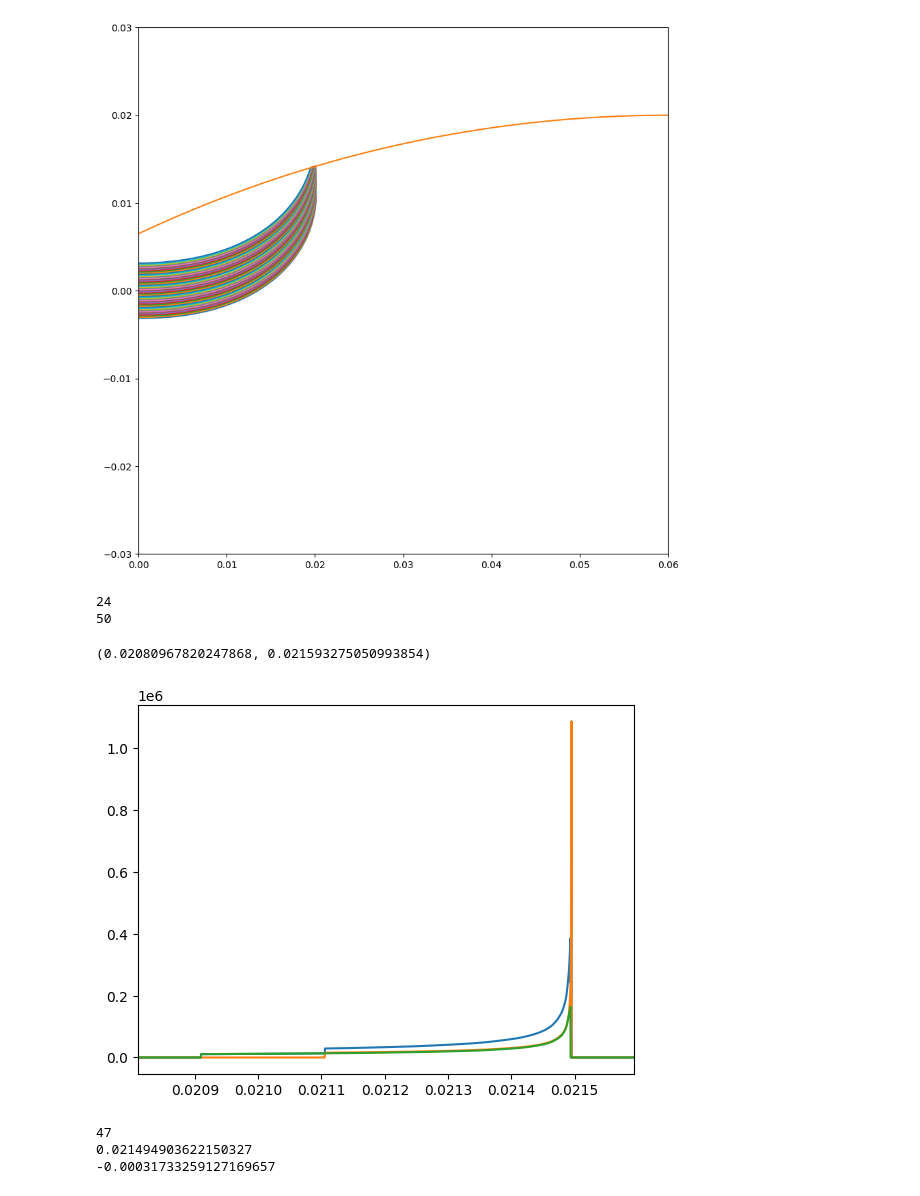
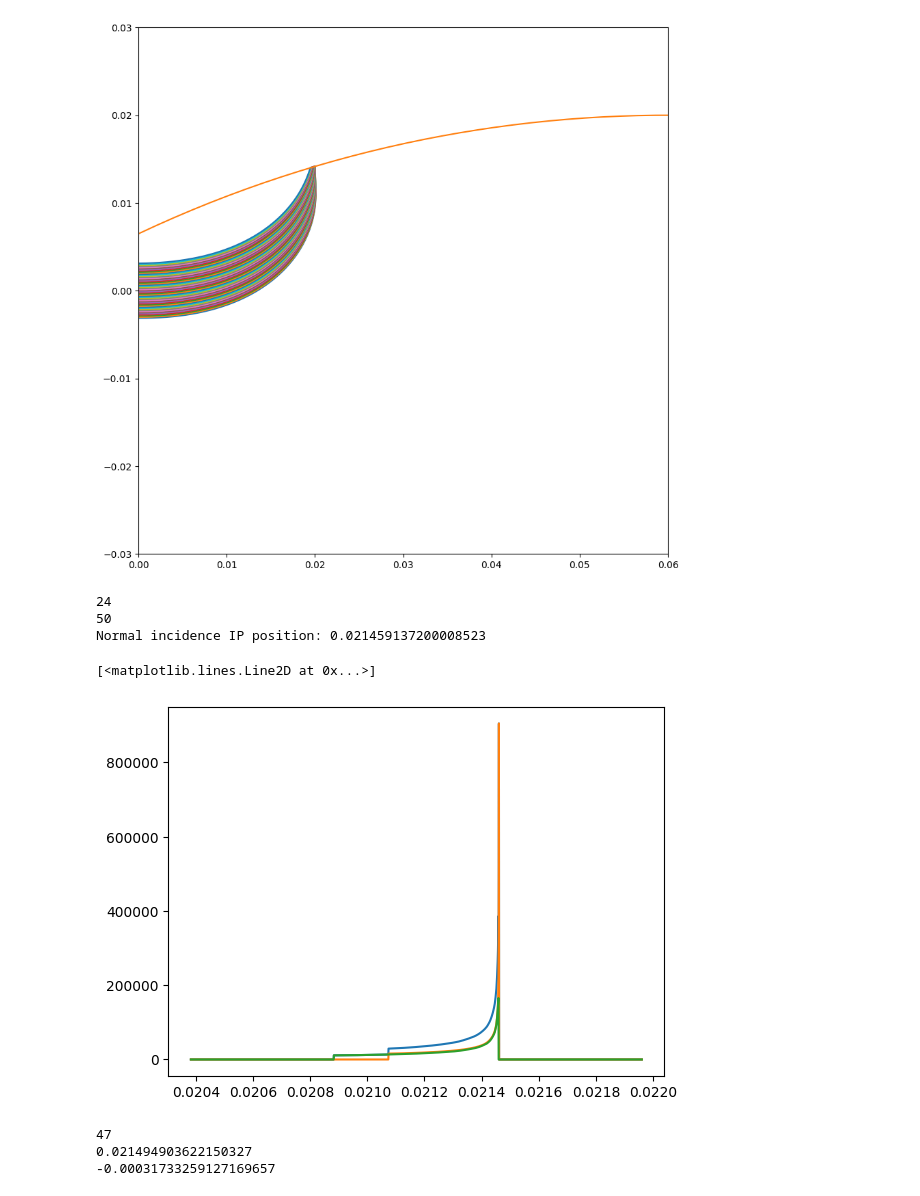
Before and after one commit to Schaeffer-Lab/Dec-2024-Shock-Data, a Jupyter notebook: particle_tracker.ipynb, the cells around one changed output. Cells and saved outputs as stored; diff of their text form; code cells hidden in the pictures.

```diff
--- a/particle_tracker.ipynb
+++ b/particle_tracker.ipynb
@@ -246,19 +194,17 @@ for theta in thetarange:
         B_data = Bdata,
         B_axes = Baxes,
         theta_0 = theta,
+        theta_z = (1/32)*math.pi,
         d_tcc = 0.5,
         delta_d = 0.000025,
-        IP_radius = IPradius,
-        IP_center = IPcenter,
         nonuniform_B = True,
         uniform_B = 1,
         charge_mass_ratio = 9.58e7,
         charge_in_e = 1,
-        curved_plate = True,
-        flat_plate = False,
-        custom_plate = False,
-        x_max = 1,
-        y_max = 1)
+        plate = 'curved',
+        IP_radius = IPradius,
+        IP_center = IPcenter,
+        )
 
     plt.plot(X,Y)
     X_data.append(X[-1])
@@ -315,6 +261,7 @@ for i in range(len(IP_dist_val)):
         max_index = i
 print(max_index)
 print(len(IP_dist_val)-1)
+print('Normal incidence IP position:',IP_dist_val[int(0.5*len(IP_dist_val))])
 
 if max_index == 0:
     interpart_dist_a = np.zeros(len(IP_dist_val))
@@ -365,36 +312,37 @@ elif max_index < 3:
 
     IP_linspace = np.linspace(np.min(IP_dist_val)-0.0005,np.max(IP_dist_val)+0.0005,5000)
     interp_interpart_a = np.interp(IP_linspace, np.flip(IP_dist_a), np.flip(interpart_dist_a), left=1e7, right=1e7)
 
     Particle_Density_a = 1/interp_interpart_a
     Particle_Density_b = 0*IP_linspace
     Particle_Density = 1/interp_interpart_a
 else:
     IP_dist_a = IP_dist_val[:max_index+1]
 
     interpart_dist_a = np.zeros(len(IP_dist_a))
     interpart_dist_a[0] = 2*(np.abs(IP_dist_a[1]-IP_dist_a[0]))
     interpart_dist_a[-1] = 2*(np.abs(IP_dist_a[-1]-IP_dist_a[-2]))
     for i in range(len(IP_dist_a)-2):
         interpart_dist_a[i+1] = np.abs(IP_dist_a[i+2]-IP_dist_a[i+1])+np.abs(IP_dist_a[i+1]-IP_dist_a[i+0])
 
     IP_linspace = np.linspace(np.min(IP_dist_val)-0.0005,np.max(IP_dist_val)+0.0005,5000)
     interp_interpart_a = np.interp(IP_linspace, IP_dist_a, interpart_dist_a, left=1e7, right=1e7)
 
     Particle_Density_a = 1/interp_interpart_a
     Particle_Density_b = 0*IP_linspace
     Particle_Density = 1/interp_interpart_a
 
 plt.plot(IP_linspace, Particle_Density)
 plt.plot(IP_linspace, Particle_Density_a)
 plt.plot(IP_linspace, Particle_Density_b)
 
-plt.xlim(np.min(IP_dist_b)-0.0001,np.max(IP_dist_b)+0.0001)
+#plt.xlim(np.min(IP_dist_b)-0.0001,np.max(IP_dist_b)+0.0001)
 # %% [output]
 24
 50
+Normal incidence IP position: 0.021459137200008523
-(0.02080967820247868, 0.021593275050993854)
+[<matplotlib.lines.Line2D at 0x...>]
-[figure, old version]
+[figure, new version]
 # %%
 theta_fine = np.linspace(thetarange[0],thetarange[-1],100)
 fine_dist_val = np.interp(theta_fine, thetarange, IP_dist_val)
```
Also changed, not shown: parts of 2 cells of this notebook.
